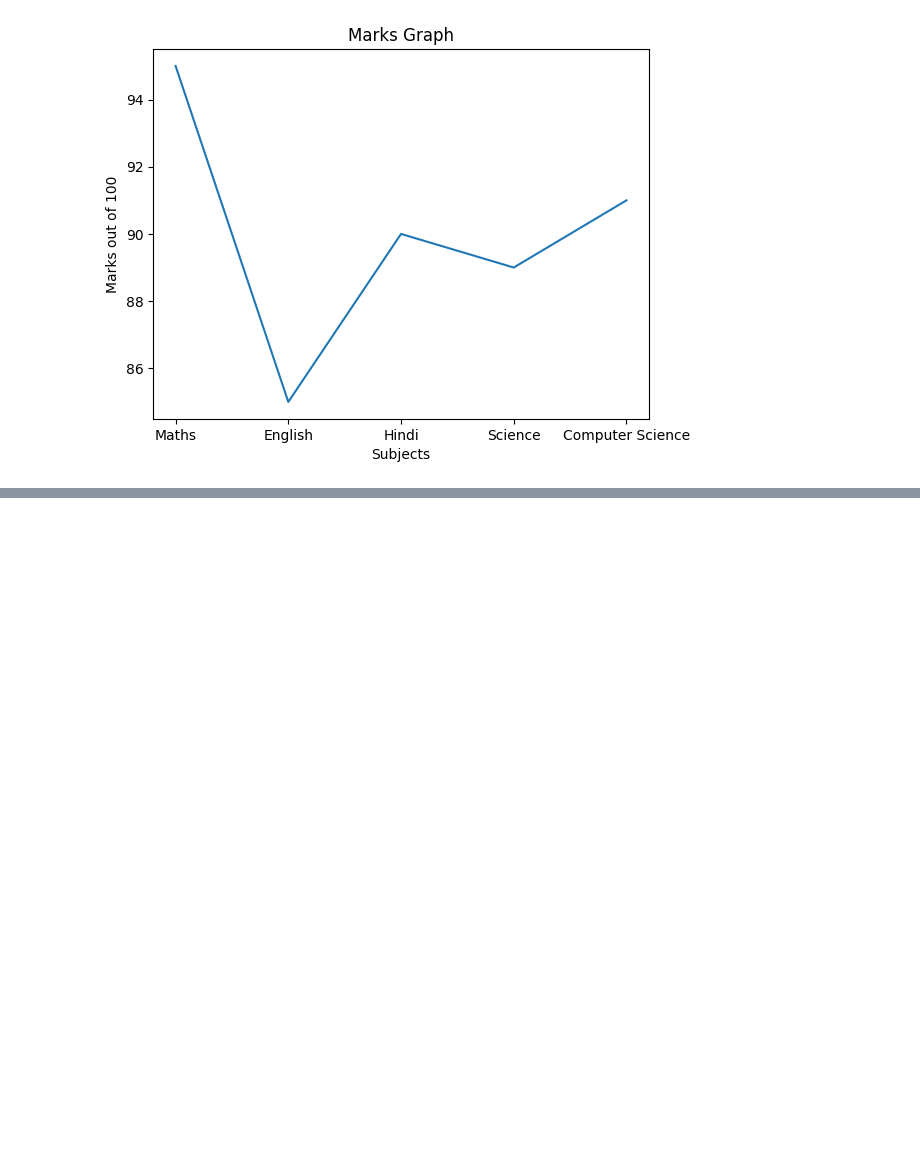
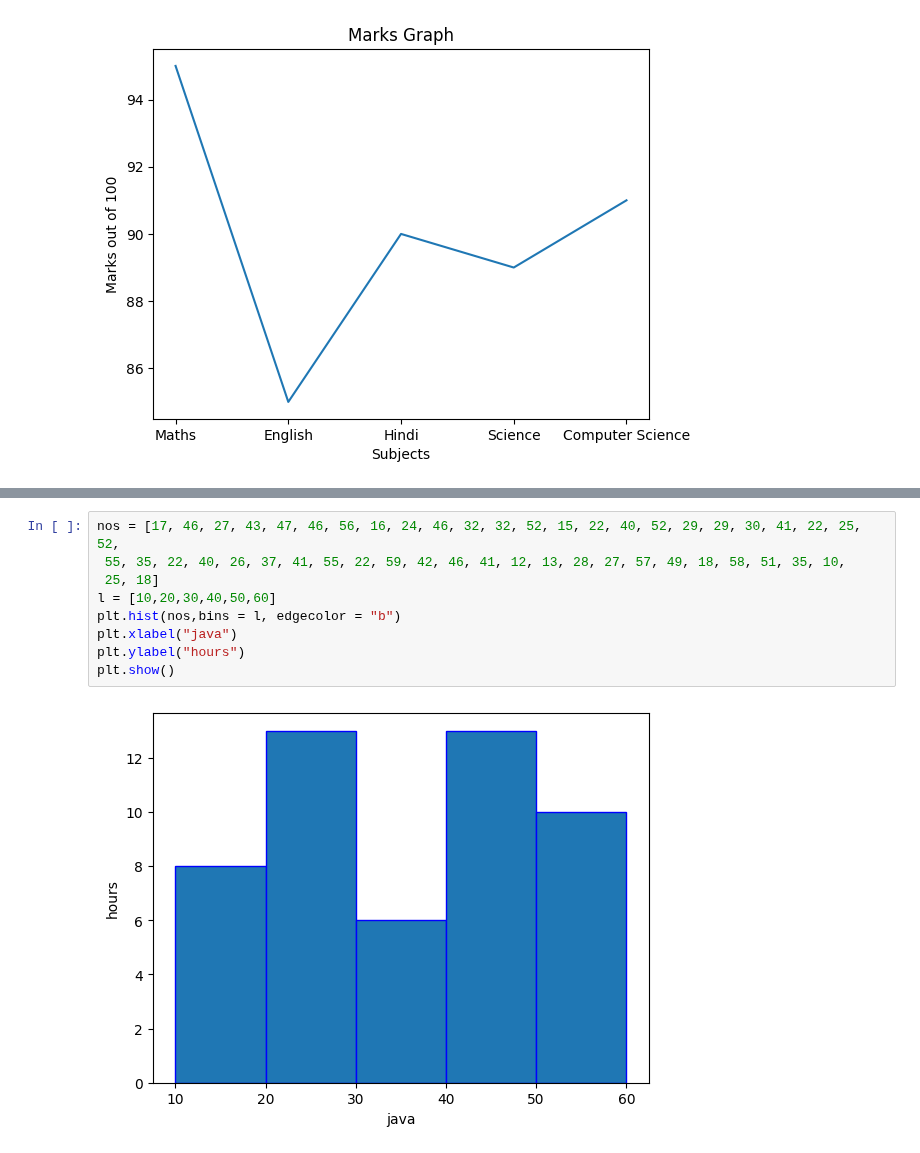
Before and after one commit to Tanay-Dwivedi/DADS-practice, a Jupyter notebook: Python/Matplotlib/matplotlib_practice1.ipynb, the cells around one changed output, grey strips where cells are left out. Cells and saved outputs as stored; diff of their text form; blank space fills up the shorter version.

```diff
--- a/Python/Matplotlib/matplotlib_practice1.ipynb
+++ b/Python/Matplotlib/matplotlib_practice1.ipynb
@@ -184,0 +208,11 @@ plt.show()
+# %%
+nos = [17, 46, 27, 43, 47, 46, 56, 16, 24, 46, 32, 32, 52, 15, 22, 40, 52, 29, 29, 30, 41, 22, 25, 52,
+ 55, 35, 22, 40, 26, 37, 41, 55, 22, 59, 42, 46, 41, 12, 13, 28, 27, 57, 49, 18, 58, 51, 35, 10,
+ 25, 18]
+l = [10,20,30,40,50,60]
+plt.hist(nos,bins = l, edgecolor = "b")
+plt.xlabel("java")
+plt.ylabel("hours")
+plt.show()
+# %% [output]
+[figure, added]
```
Also changed, not shown: parts of 12 cells of this notebook.
